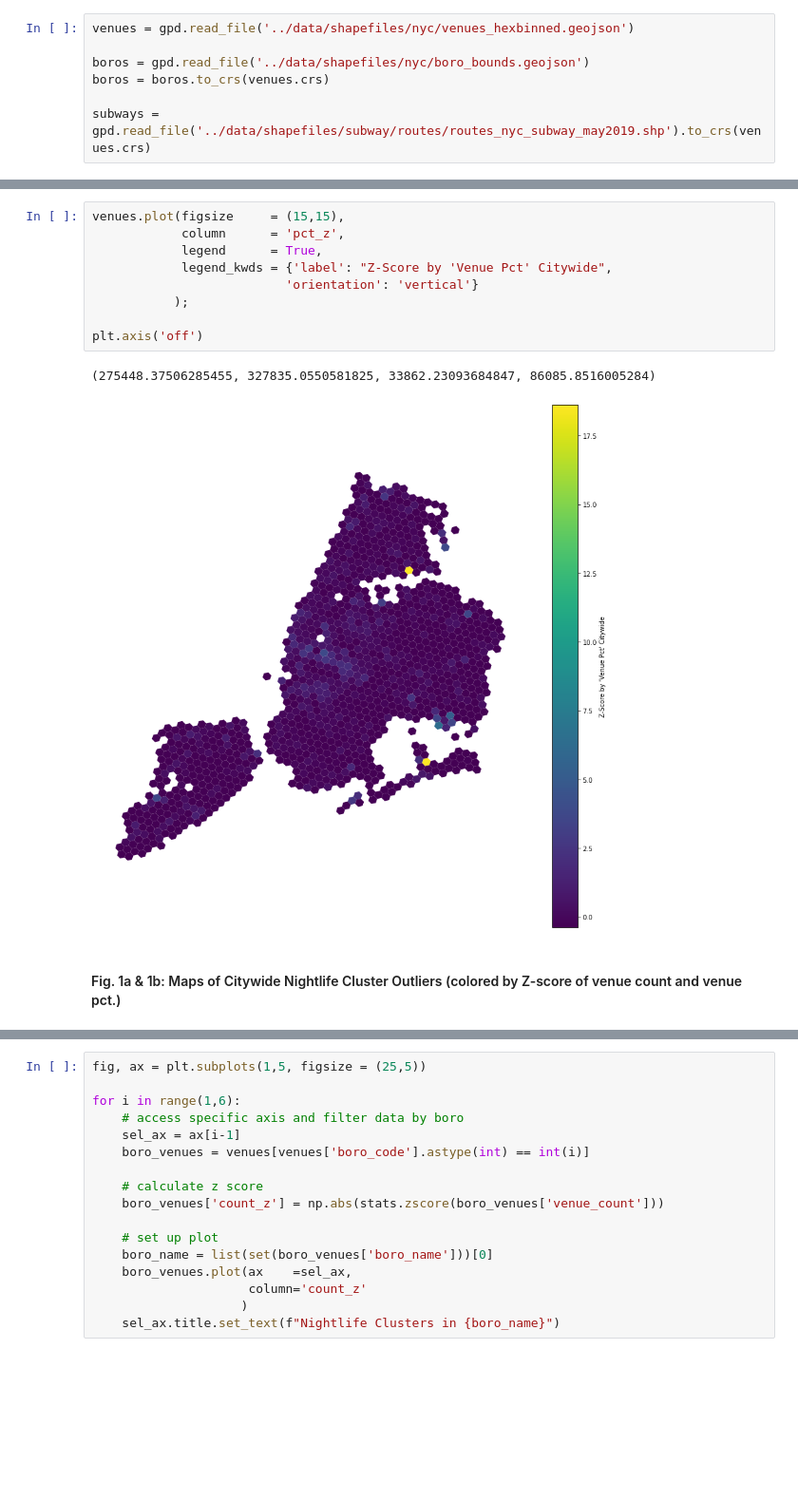
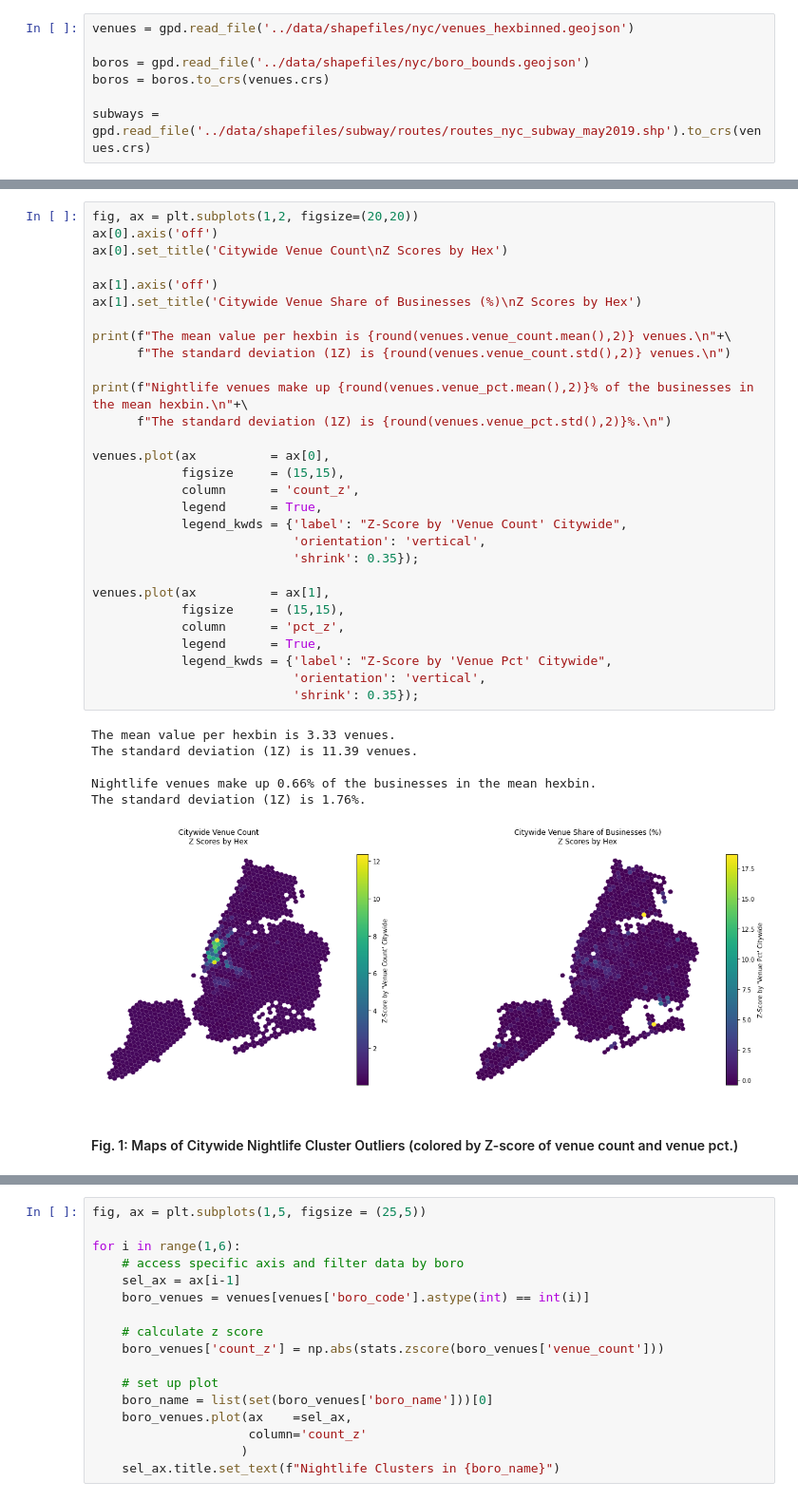
Before and after one commit to nlicalzi/mapping_nighttime_mobility, a Jupyter notebook: notebooks/visualizations.ipynb, the cells around one changed output, grey strips where cells are left out. Shown: that part at 95% size. Saved outputs shown, nothing was run; the diff lists cells and outputs as text; blank space fills up the shorter version.

```diff
--- a/notebooks/visualizations.ipynb
+++ b/notebooks/visualizations.ipynb
@@ -78,14 +66,38 @@ plt.axis('off')
-# %%
-venues.plot(figsize     = (15,15),
-            column      = 'pct_z',
-            legend      = True,
-            legend_kwds = {'label': "Z-Score by 'Venue Pct' Citywide",
-                          'orientation': 'vertical'}
-           );
-
-plt.axis('off')
-# %% [output]
-(275448.37506285455, 327835.0550581825, 33862.23093684847, 86085.8516005284)
-[figure, removed]
+# %%
+fig, ax = plt.subplots(1,2, figsize=(20,20))
+ax[0].axis('off')
+ax[0].set_title('Citywide Venue Count\nZ Scores by Hex')
+
+ax[1].axis('off')
+ax[1].set_title('Citywide Venue Share of Businesses (%)\nZ Scores by Hex')
+
+print(f"The mean value per hexbin is {round(venues.venue_count.mean(),2)} venues.\n"+\
+      f"The standard deviation (1Z) is {round(venues.venue_count.std(),2)} venues.\n")
+
+print(f"Nightlife venues make up {round(venues.venue_pct.mean(),2)}% of the businesses in the mean hexbin.\n"+\
+      f"The standard deviation (1Z) is {round(venues.venue_pct.std(),2)}%.\n")
+
+venues.plot(ax          = ax[0],
+            figsize     = (15,15),
+            column      = 'count_z',
+            legend      = True,
+            legend_kwds = {'label': "Z-Score by 'Venue Count' Citywide",
+                           'orientation': 'vertical',
+                           'shrink': 0.35});
+
+venues.plot(ax          = ax[1],
+            figsize     = (15,15),
+            column      = 'pct_z',
+            legend      = True,
+            legend_kwds = {'label': "Z-Score by 'Venue Pct' Citywide",
+                           'orientation': 'vertical',
+                           'shrink': 0.35});
+# %% [output]
+The mean value per hexbin is 3.33 venues.
+The standard deviation (1Z) is 11.39 venues.
+
+Nightlife venues make up 0.66% of the businesses in the mean hexbin.
+The standard deviation (1Z) is 1.76%.
+[figure, added]
 # %% [markdown]
-#### Fig. 1a & 1b: Maps of Citywide Nightlife Cluster Outliers (colored by Z-score of venue count and venue pct.)
+#### Fig. 1: Maps of Citywide Nightlife Cluster Outliers (colored by Z-score of venue count and venue pct.)
```
Also changed, not shown: parts of 8 cells of this notebook.
